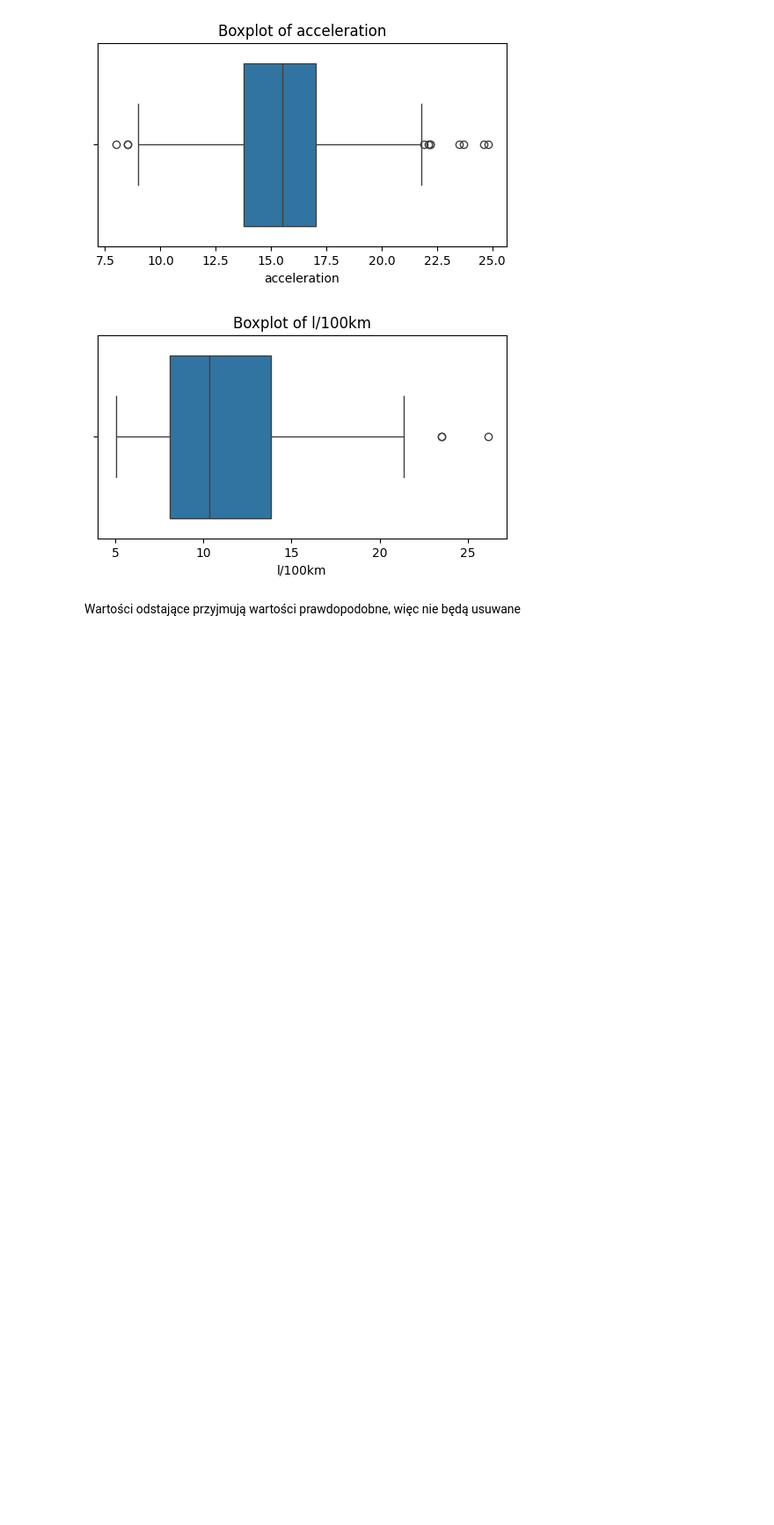
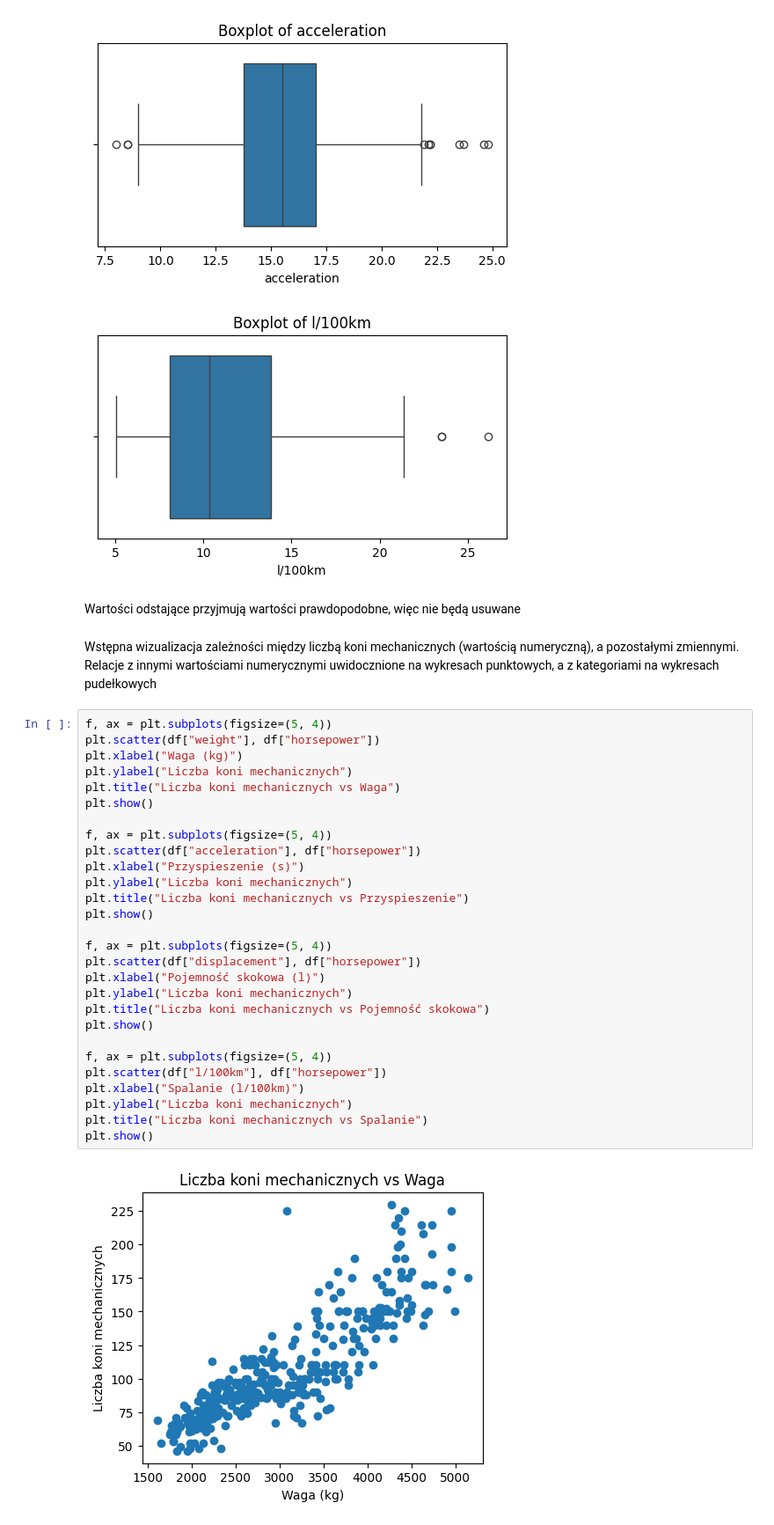
Before and after one commit to karoljablonski/ML-term-work, a Jupyter notebook: cars.ipynb, the cells around one changed output. Shown at 88% size. Saved outputs shown, nothing was run; the diff lists cells and outputs as text; blank space fills up the shorter version.

Commit message:
initial correlation visualization

```diff
--- a/cars.ipynb
+++ b/cars.ipynb
@@ -173,3 +173,35 @@ for col in num_cols:
 [figure]
 # %% [markdown]
 Wartości odstające przyjmują wartości prawdopodobne, więc nie będą usuwane
+# %% [markdown]
+Wstępna wizualizacja zależności między liczbą koni mechanicznych (wartością numeryczną), a pozostałymi zmiennymi. Relacje z innymi wartościami numerycznymi uwidocznione na wykresach punktowych, a z kategoriami na wykresach pudełkowych
+# %%
+f, ax = plt.subplots(figsize=(5, 4))
+plt.scatter(df["weight"], df["horsepower"])
+plt.xlabel("Waga (kg)")
+plt.ylabel("Liczba koni mechanicznych")
+plt.title("Liczba koni mechanicznych vs Waga")
+plt.show()
+
+f, ax = plt.subplots(figsize=(5, 4))
+plt.scatter(df["acceleration"], df["horsepower"])
+plt.xlabel("Przyspieszenie (s)")
+plt.ylabel("Liczba koni mechanicznych")
+plt.title("Liczba koni mechanicznych vs Przyspieszenie")
+plt.show()
+
+f, ax = plt.subplots(figsize=(5, 4))
+plt.scatter(df["displacement"], df["horsepower"])
+plt.xlabel("Pojemność skokowa (l)")
+plt.ylabel("Liczba koni mechanicznych")
+plt.title("Liczba koni mechanicznych vs Pojemność skokowa")
+plt.show()
+
+f, ax = plt.subplots(figsize=(5, 4))
+plt.scatter(df["l/100km"], df["horsepower"])
+plt.xlabel("Spalanie (l/100km)")
+plt.ylabel("Liczba koni mechanicznych")
+plt.title("Liczba koni mechanicznych vs Spalanie")
+plt.show()
+# %% [output]
+[figure, added]
```
Also changed, not shown: parts of 6 cells of this notebook.
